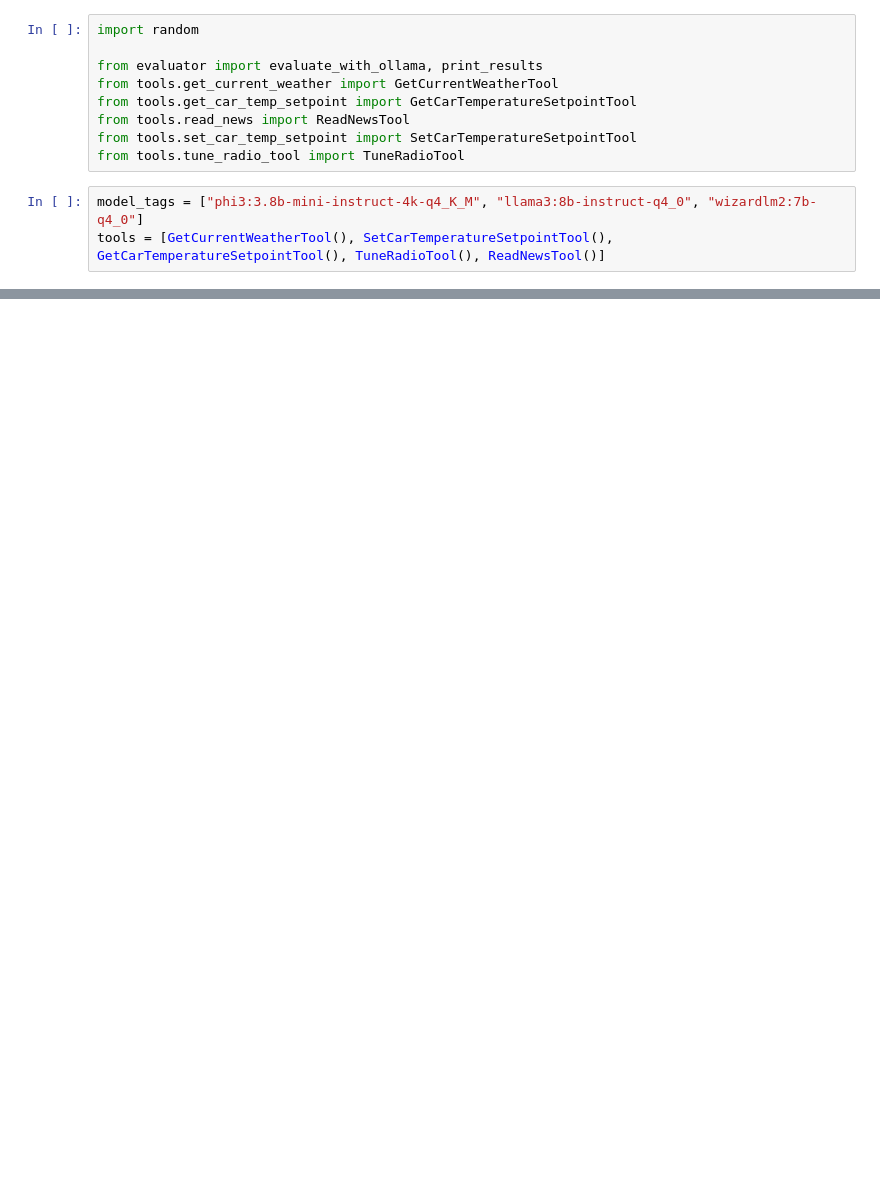
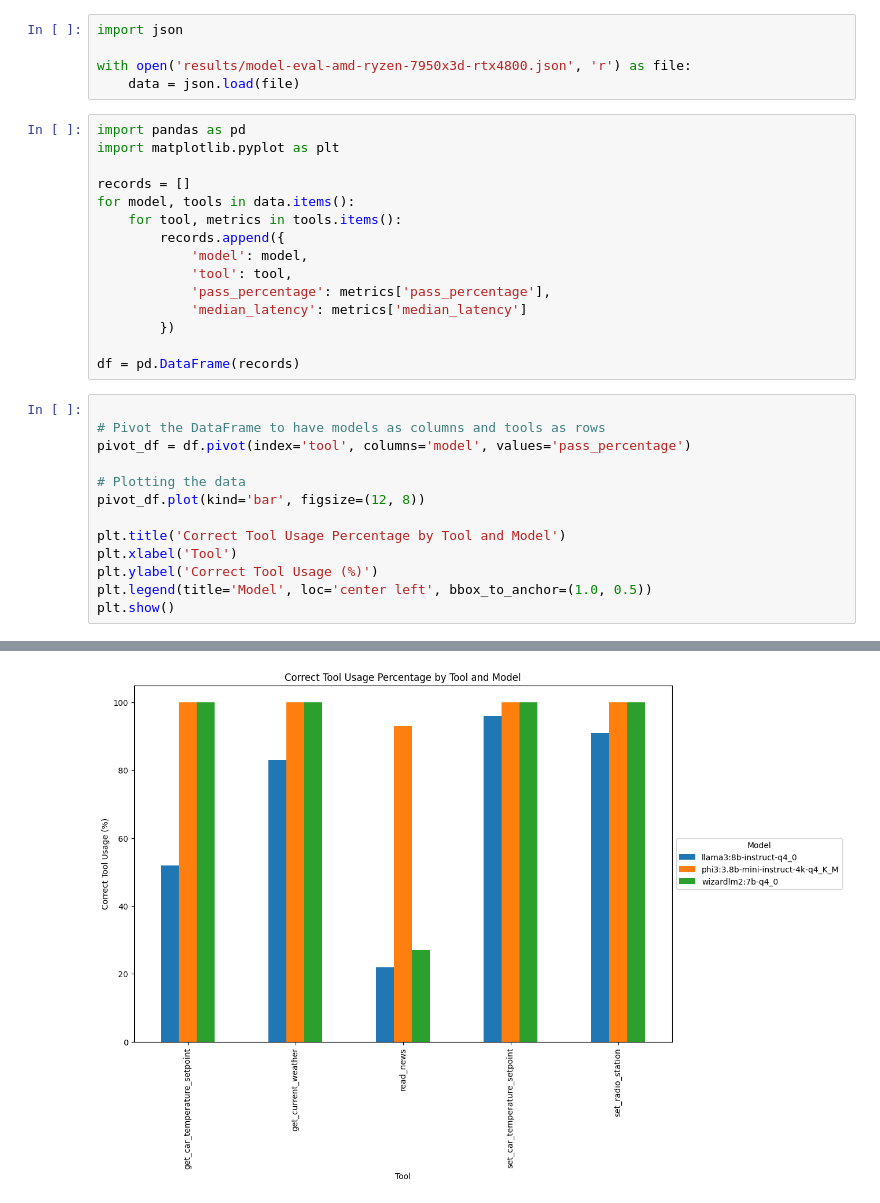
Before and after one commit to timfpark/agent-eval, a Jupyter notebook: Function Calling Evaluation.ipynb, the cells around one changed output, grey strips where cells are left out. Drawn from its saved outputs; the diff is of its cells as text; blank space fills up the shorter version.

Commit message:
Add results to notebook

```diff
--- a/Function Calling Evaluation.ipynb
+++ b/Function Calling Evaluation.ipynb
@@ -1,13 +1,34 @@
 # %%
-import random
+import json
 
-from evaluator import evaluate_with_ollama, print_results
-from tools.get_current_weather import GetCurrentWeatherTool
-from tools.get_car_temp_setpoint import GetCarTemperatureSetpointTool
-from tools.read_news import ReadNewsTool
-from tools.set_car_temp_setpoint import SetCarTemperatureSetpointTool
-from tools.tune_radio_tool import TuneRadioTool
+with open('results/model-eval-amd-ryzen-7950x3d-rtx4800.json', 'r') as file:
+    data = json.load(file)
+# %%
+import pandas as pd
+import matplotlib.pyplot as plt
+
+records = []
+for model, tools in data.items():
+    for tool, metrics in tools.items():
+        records.append({
+            'model': model,
+            'tool': tool,
+            'pass_percentage': metrics['pass_percentage'],
+            'median_latency': metrics['median_latency']
+        })
+
+df = pd.DataFrame(records)
 # %%
-model_tags = ["phi3:3.8b-mini-instruct-4k-q4_K_M", "llama3:8b-instruct-q4_0", "wizardlm2:7b-q4_0"]
-tools = [GetCurrentWeatherTool(), SetCarTemperatureSetpointTool(), GetCarTemperatureSetpointTool(), TuneRadioTool(), ReadNewsTool()]
+
+# Pivot the DataFrame to have models as columns and tools as rows
+pivot_df = df.pivot(index='tool', columns='model', values='pass_percentage')
+
+# Plotting the data
+pivot_df.plot(kind='bar', figsize=(12, 8))
+
+plt.title('Correct Tool Usage Percentage by Tool and Model')
+plt.xlabel('Tool')
+plt.ylabel('Correct Tool Usage (%)')
+plt.legend(title='Model', loc='center left', bbox_to_anchor=(1.0, 0.5))
+plt.show()
 # %% [output]
@@ -20 +35,2 @@ tools = [GetCurrentWeatherTool(), SetCarTemperatureSetpointTool(), GetCarTempera
+[figure, added]
 # %%
```
Also changed, not shown: parts of 11 cells of this notebook, 7 other files.
